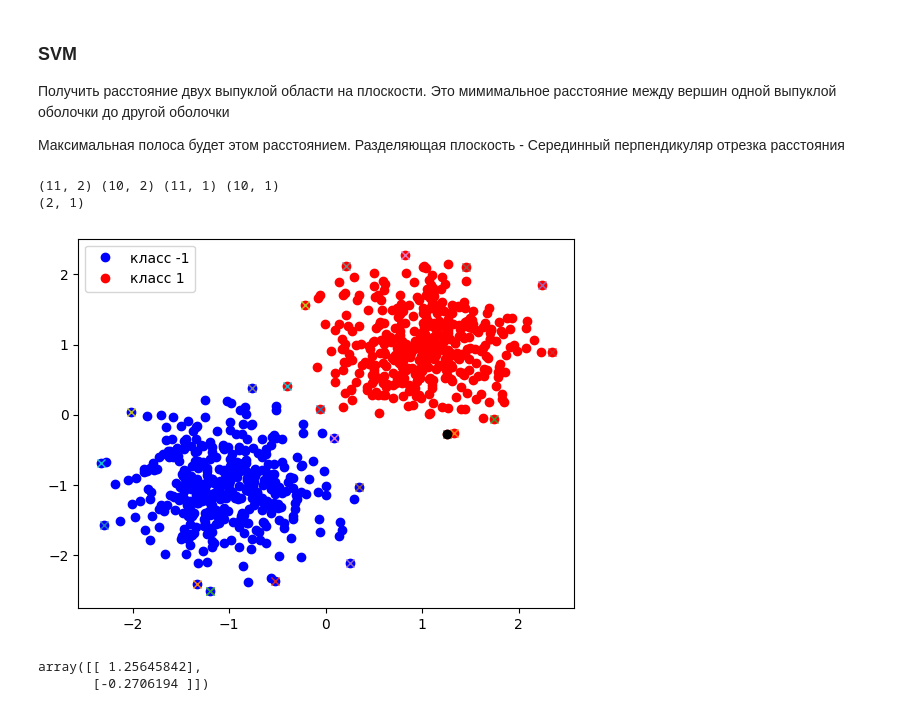
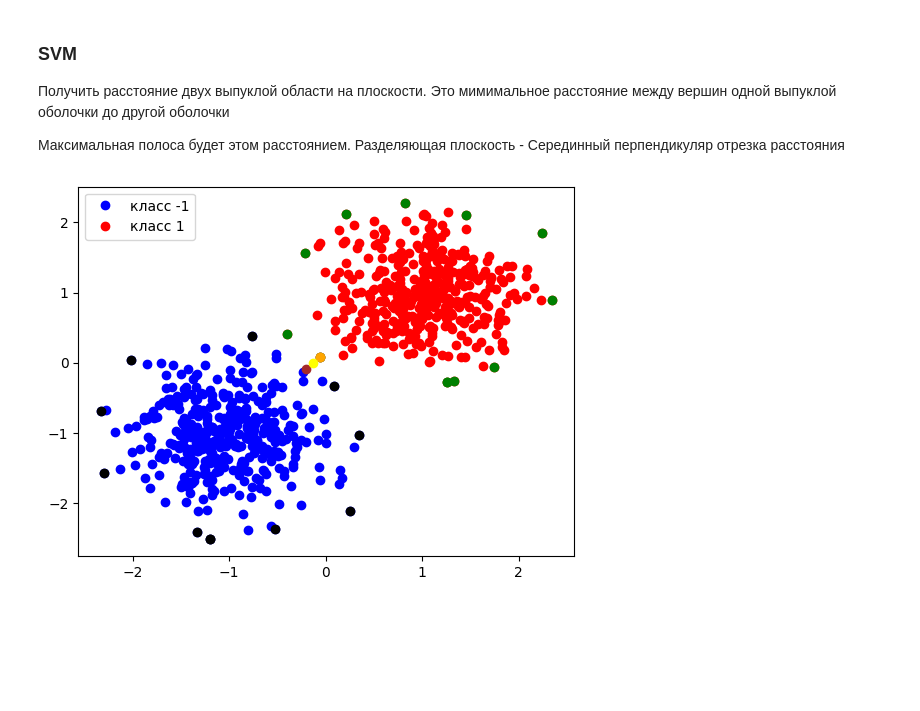
Before and after one commit to haminhtien99/ML-2023-summer, a Jupyter notebook: no1.ipynb, the cells around one changed output. Saved outputs shown, nothing was run; the diff lists cells and outputs as text; code cells hidden in the pictures; blank space fills up the shorter version.

```diff
--- a/no1.ipynb
+++ b/no1.ipynb
@@ -533,11 +542,11 @@ class SVM:
         AA2 = matrix(np.array(A2))
         bb1 = matrix(b1)
         bb2 = matrix(b2)
-        print(AA1.size, AA2.size, bb1.size, bb2.size)
+        #print(AA1.size, AA2.size, bb1.size, bb2.size)
         solvers.options['show_progress'] = False
         p0 = P1[0]
         argPoint = matrix(p0)
-        sol = solvers.qp(I, -matrix(p0), AA1, bb1)
+        sol = solvers.qp(I, -matrix(p0), AA2, bb2)
         argX = sol['x'] # x- matrix 2x1
         vectorR = argX - matrix(p0)
         minR = math.sqrt(vectorR[0]*vectorR[0] + vectorR[1]*vectorR[1])
@@ -554,7 +563,7 @@ class SVM:
                 argX = x
                 argPoint = matrix(p)
             # print(R, minR, argPoint, argX)
-        print(x.size)
+        #print(x.size)
 
         for p in P2:
             sol = solvers.qp(I, -matrix(p), AA1, bb1)
@@ -571,35 +580,28 @@ class SVM:
 
         w = (argX + argPoint)/2
         # return np.array(w), np.array(argX), np.array(argPoint)
-        return w, argX, argPoint, minR, P1, P2
+        return w, argX, argPoint, minR
 # %%
 model = SVM(X_train,y_train)
-w, x, point, minR, P1, P2 = model.fit()
+w, x, point, minR= model.fit()
-# %% [output]
-(11, 2) (10, 2) (11, 1) (10, 1)
-(2, 1)
 # %%
 cols = ['blue', 'red']
 
 # построение точек
 for k in np.unique(y_train):
     if k == -1: col = cols[0]
     else: col = cols[1]
     plt.plot(X_train[y_train==k,0], X_train[y_train==k,1], 'o', label='класс {}'.format(k), color=col)
 for p in P1:
-    plt.plot(p[0], p[1], 'x')
+    plt.plot(p[0], p[1], 'o',color='green')
 
 for p in P2:
-    plt.plot(p[0], p[1], 'x')
-# plt.plot(point[0], point[1], 'o', color = 'black')
-plt.plot(x[0], x[1], 'o', color = 'black')
+    plt.plot(p[0], p[1], 'o', color='black')
+plt.plot(point[0], point[1], 'o', color = 'orange')
+plt.plot(x[0], x[1], 'o', color = 'brown')
+plt.plot(w[0], w[1], 'o', color = 'yellow')
 
 plt.legend(loc='best')
 plt.show()
 # %% [output]
-[figure, old version]
+[figure, new version]
-# %%
-np.array(argPoint)
-# %% [output]
-array([[ 1.25645842],
-       [-0.2706194 ]])
```
Also changed, not shown: parts of 2 cells of this notebook.
